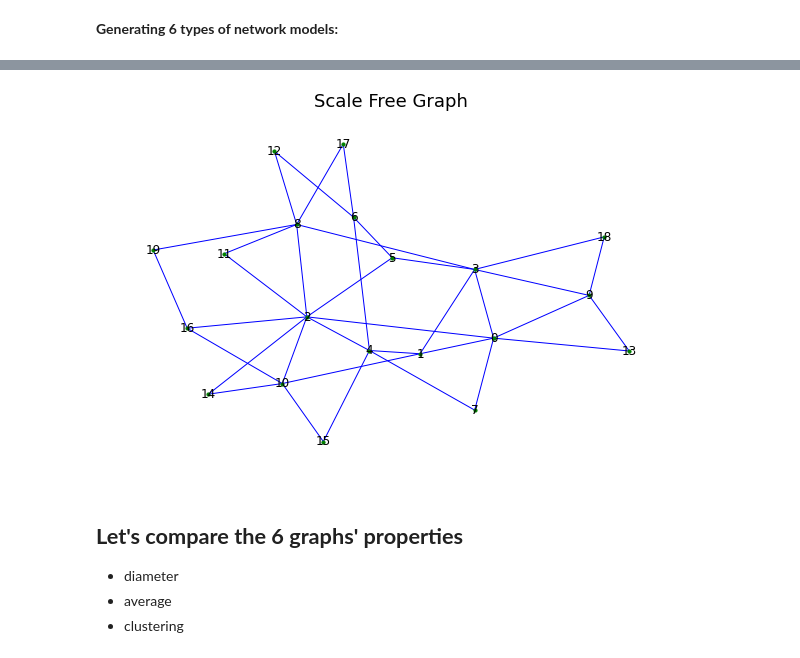
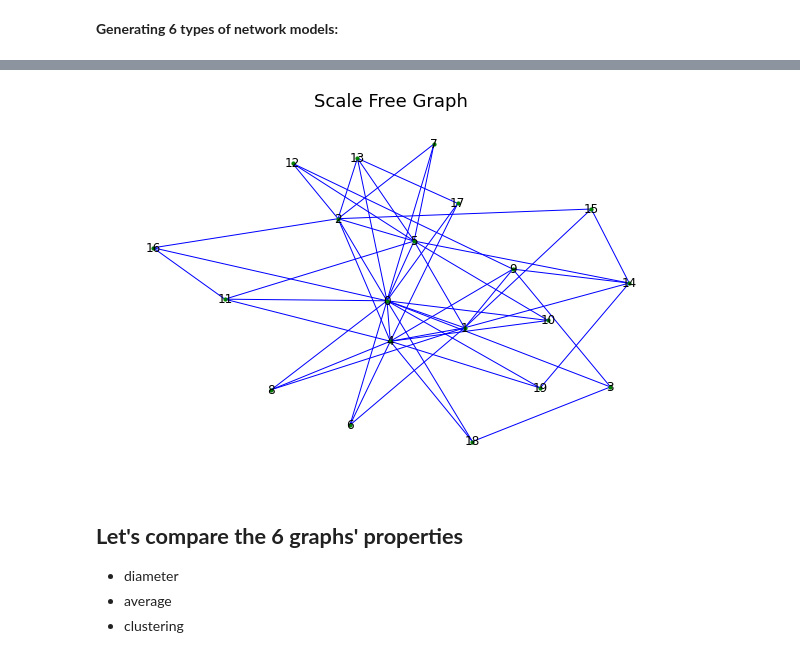
Before and after one commit to hqu/networkx_demo, a Jupyter notebook: CplusJ2022/NetworkX_network_models_tutorial.ipynb, the cells around one changed output, grey strips where cells are left out. Cells and saved outputs as stored; diff of their text form; code cells hidden in the pictures.

```diff
--- a/CplusJ2022/NetworkX_network_models_tutorial.ipynb
+++ b/CplusJ2022/NetworkX_network_models_tutorial.ipynb
@@ -78,11 +78,11 @@ plt.show()
 # %%
-G_scale_free = nx.barabasi_albert_graph(n, 2)
+G_scale_free = nx.barabasi_albert_graph(n, 3)
 plt.figure(figsize=(8, 5))
 nx.draw(G_scale_free, edge_color='blue', node_size=10, node_color='green', with_labels = True)
 plt.title('Scale Free Graph', size=18)
 plt.show()
 # %% [output]
-[figure, old version]
+[figure, new version]
 # %% [markdown]
 ## **Let's compare the 6 graphs' properties**
 
```
Also changed, not shown: parts of 15 cells of this notebook.
